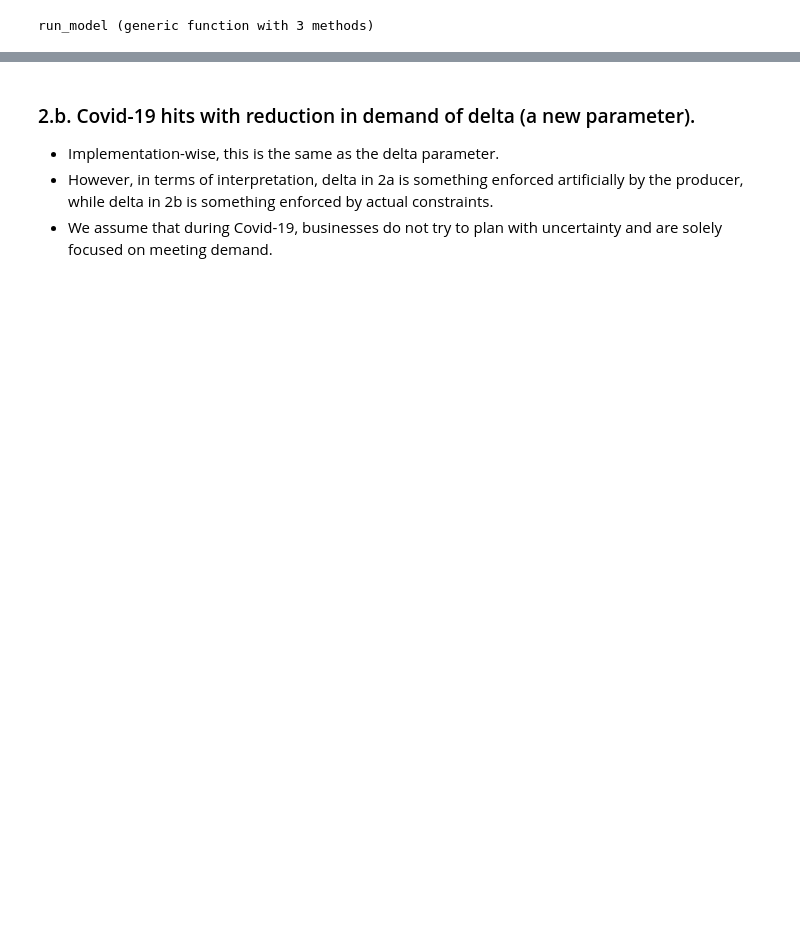
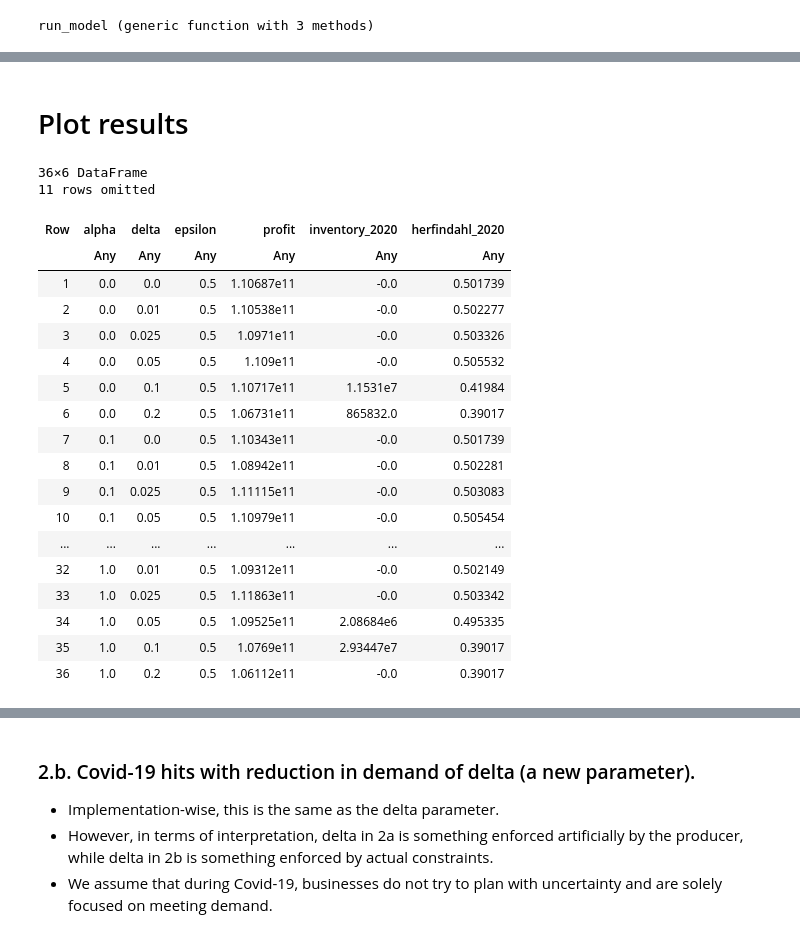
Before and after one commit to jasonjiajs/15.093_optimization_methods, a Jupyter notebook: model/model_updated.ipynb, the cells around one changed output, grey strips where cells are left out. Cells and saved outputs as stored; diff of their text form; code cells hidden in the pictures; blank space fills up the shorter version.

```diff
--- a/model/model_updated.ipynb
+++ b/model/model_updated.ipynb
@@ -449,0 +492,27 @@ Holding cost: 0.0
+# %% [markdown]
+# Plot results
+# %%
+# Plot a graph of profit vs alpha for varying epsilons in a graph where delta=0.1
+df_plot = filter(row -> row.epsilon == 0.5, df)
+df_plot
+# %% [output]
+36×6 DataFrame
+11 rows omitted
+| Row | alpha | delta | epsilon | profit | inventory_2020 | herfindahl_2020 |
+|  | Any | Any | Any | Any | Any | Any |
+| 1 | 0.0 | 0.0 | 0.5 | 1.10687e11 | -0.0 | 0.501739 |
+| 2 | 0.0 | 0.01 | 0.5 | 1.10538e11 | -0.0 | 0.502277 |
+| 3 | 0.0 | 0.025 | 0.5 | 1.0971e11 | -0.0 | 0.503326 |
+| 4 | 0.0 | 0.05 | 0.5 | 1.109e11 | -0.0 | 0.505532 |
+| 5 | 0.0 | 0.1 | 0.5 | 1.10717e11 | 1.1531e7 | 0.41984 |
+| 6 | 0.0 | 0.2 | 0.5 | 1.06731e11 | 865832.0 | 0.39017 |
+| 7 | 0.1 | 0.0 | 0.5 | 1.10343e11 | -0.0 | 0.501739 |
+| 8 | 0.1 | 0.01 | 0.5 | 1.08942e11 | -0.0 | 0.502281 |
+| 9 | 0.1 | 0.025 | 0.5 | 1.11115e11 | -0.0 | 0.503083 |
+| 10 | 0.1 | 0.05 | 0.5 | 1.10979e11 | -0.0 | 0.505454 |
+| ... | ... | ... | ... | ... | ... | ... |
+| 32 | 1.0 | 0.01 | 0.5 | 1.09312e11 | -0.0 | 0.502149 |
+| 33 | 1.0 | 0.025 | 0.5 | 1.11863e11 | -0.0 | 0.503342 |
+| 34 | 1.0 | 0.05 | 0.5 | 1.09525e11 | 2.08684e6 | 0.495335 |
+| 35 | 1.0 | 0.1 | 0.5 | 1.0769e11 | 2.93447e7 | 0.39017 |
+| 36 | 1.0 | 0.2 | 0.5 | 1.06112e11 | -0.0 | 0.39017 |
```
Also changed, not shown: parts of 36 cells of this notebook.
